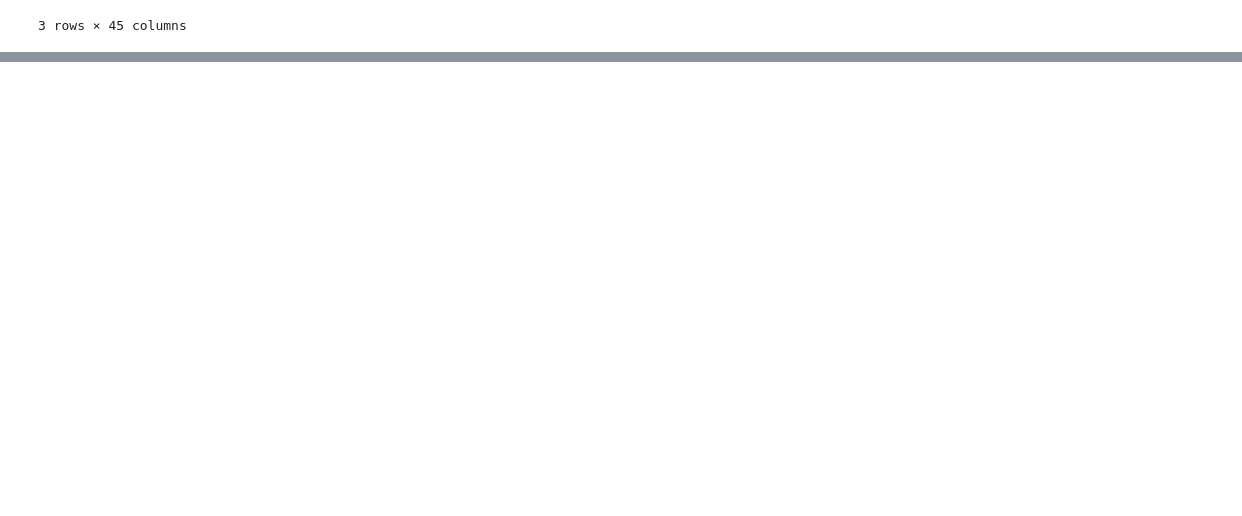
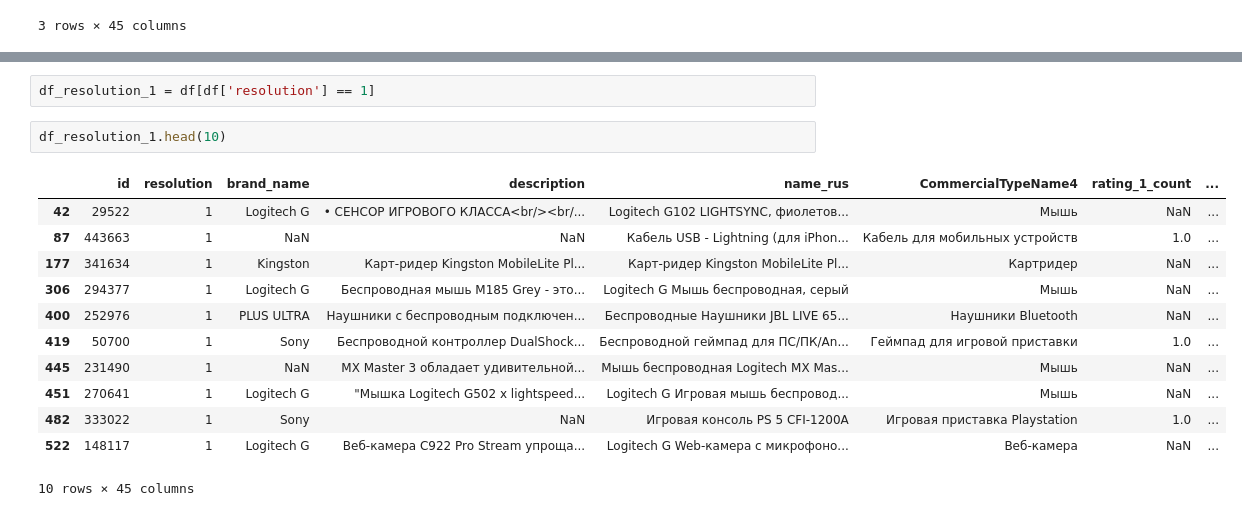
Before and after one commit to senks69/antifraud_ecup, a Jupyter notebook: notebooks/01-exploration.ipynb, the cells around one changed output, grey strips where cells are left out. Cells and saved outputs as stored; diff of their text form; blank space fills up the shorter version.

```diff
--- a/notebooks/01-exploration.ipynb
+++ b/notebooks/01-exploration.ipynb
@@ -21,0 +102,17 @@ df.head(3)
+# %%
+df_resolution_1 = df[df['resolution'] == 1]
+# %%
+df_resolution_1.head(10)
+# %% [output]
+|  | id | resolution | brand_name | description | name_rus | CommercialTypeName4 | rating_1_count | ... |
+| 42 | 29522 | 1 | Logitech G | • СЕНСОР ИГРОВОГО КЛАССА<br/><br/... | Logitech G102 LIGHTSYNC, фиолетов... | Мышь | NaN | ... |
+| 87 | 443663 | 1 | NaN | NaN | Кабель USB - Lightning (для iPhon... | Кабель для мобильных устройств | 1.0 | ... |
+| 177 | 341634 | 1 | Kingston | Карт-ридер Kingston MobileLite Pl... | Карт-ридер Kingston MobileLite Pl... | Картридер | NaN | ... |
+| 306 | 294377 | 1 | Logitech G | Беспроводная мышь M185 Grey - это... | Logitech G Мышь беспроводная, серый | Мышь | NaN | ... |
+| 400 | 252976 | 1 | PLUS ULTRA | Наушники с беспроводным подключен... | Беспроводные Hаушники JBL LIVE 65... | Наушники Bluetooth | NaN | ... |
+| 419 | 50700 | 1 | Sony | Беспроводной контроллер DualShock... | Беспроводной геймпад для ПС/ПК/An... | Геймпад для игровой приставки | 1.0 | ... |
+| 445 | 231490 | 1 | NaN | MX Master 3 обладает удивительной... | Мышь беспроводная Logitech MX Mas... | Мышь | NaN | ... |
+| 451 | 270641 | 1 | Logitech G | "Мышка Logitech G502 x lightspeed... | Logitech G Игровая мышь беспровод... | Мышь | NaN | ... |
+| 482 | 333022 | 1 | Sony | NaN | Игровая консоль PS 5 CFI-1200A | Игровая приставка Playstation | 1.0 | ... |
+| 522 | 148117 | 1 | Logitech G | Веб-камера C922 Pro Stream упроща... | Logitech G Web-камера с микрофоно... | Веб-камера | NaN | ... |
+10 rows × 45 columns
```
Also changed, not shown: parts of 12 cells of this notebook, 1 other file.
